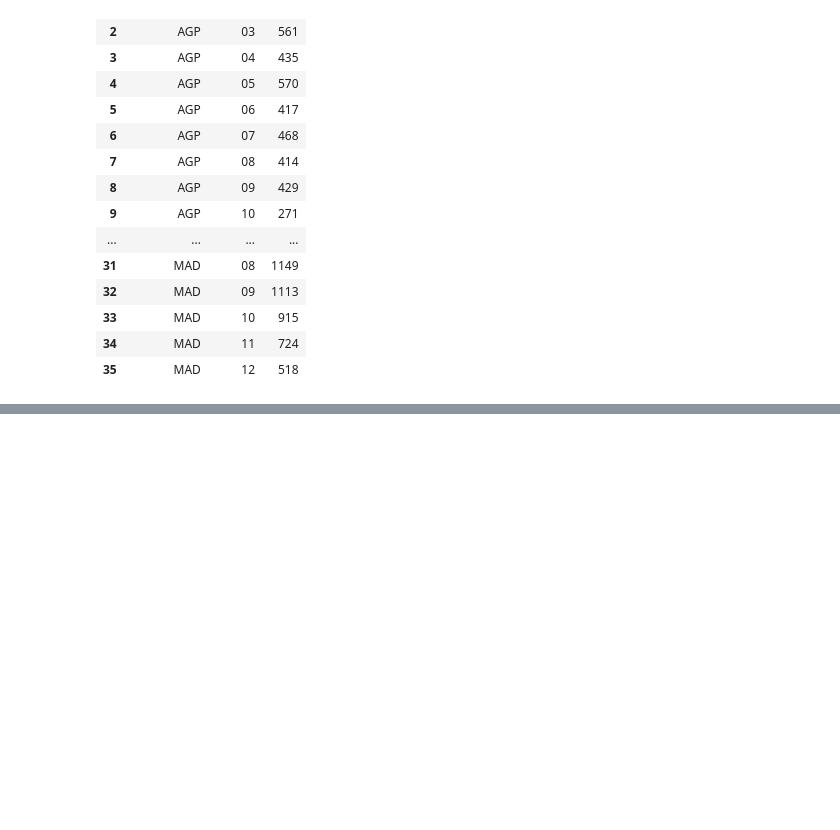
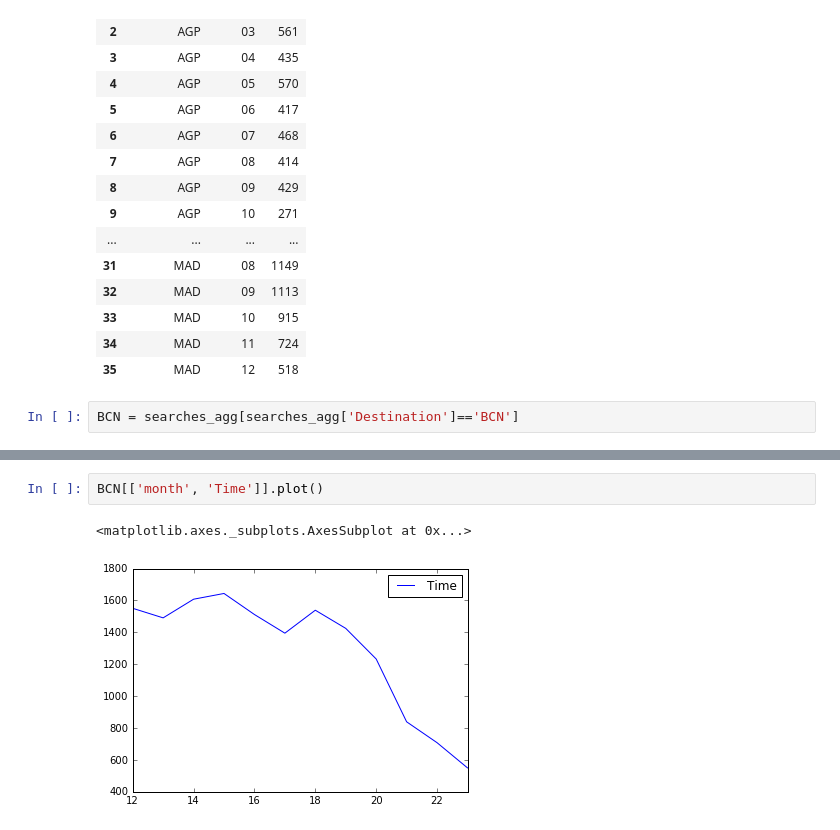
Before and after one commit to mdalila/challenge, a Jupyter notebook: Amadeus.ipynb, the cells around one changed output, grey strips where cells are left out. Saved outputs shown, nothing was run; the diff lists cells and outputs as text; blank space fills up the shorter version.

```diff
--- a/Amadeus.ipynb
+++ b/Amadeus.ipynb
@@ -211,3 +248,5 @@ searches_agg
 | 33 | MAD | 10 | 915 |
 | 34 | MAD | 11 | 724 |
 | 35 | MAD | 12 | 518 |
+# %%
+BCN = searches_agg[searches_agg['Destination']=='BCN']
@@ -213,0 +269,5 @@ searches_agg
+# %%
+BCN[['month', 'Time']].plot()
+# %% [output]
+<matplotlib.axes._subplots.AxesSubplot at 0x...>
+[figure, added]
```
Also changed, not shown: parts of 21 cells of this notebook.
